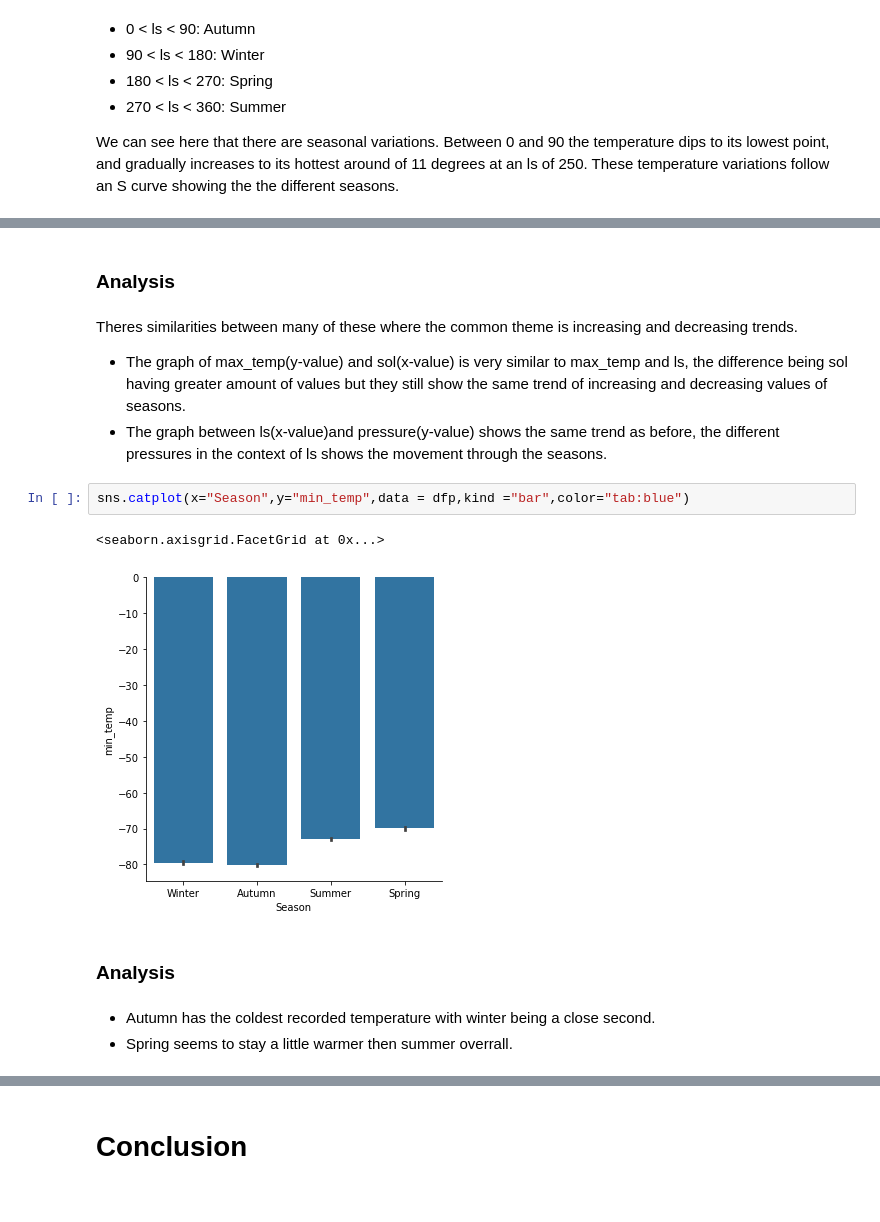
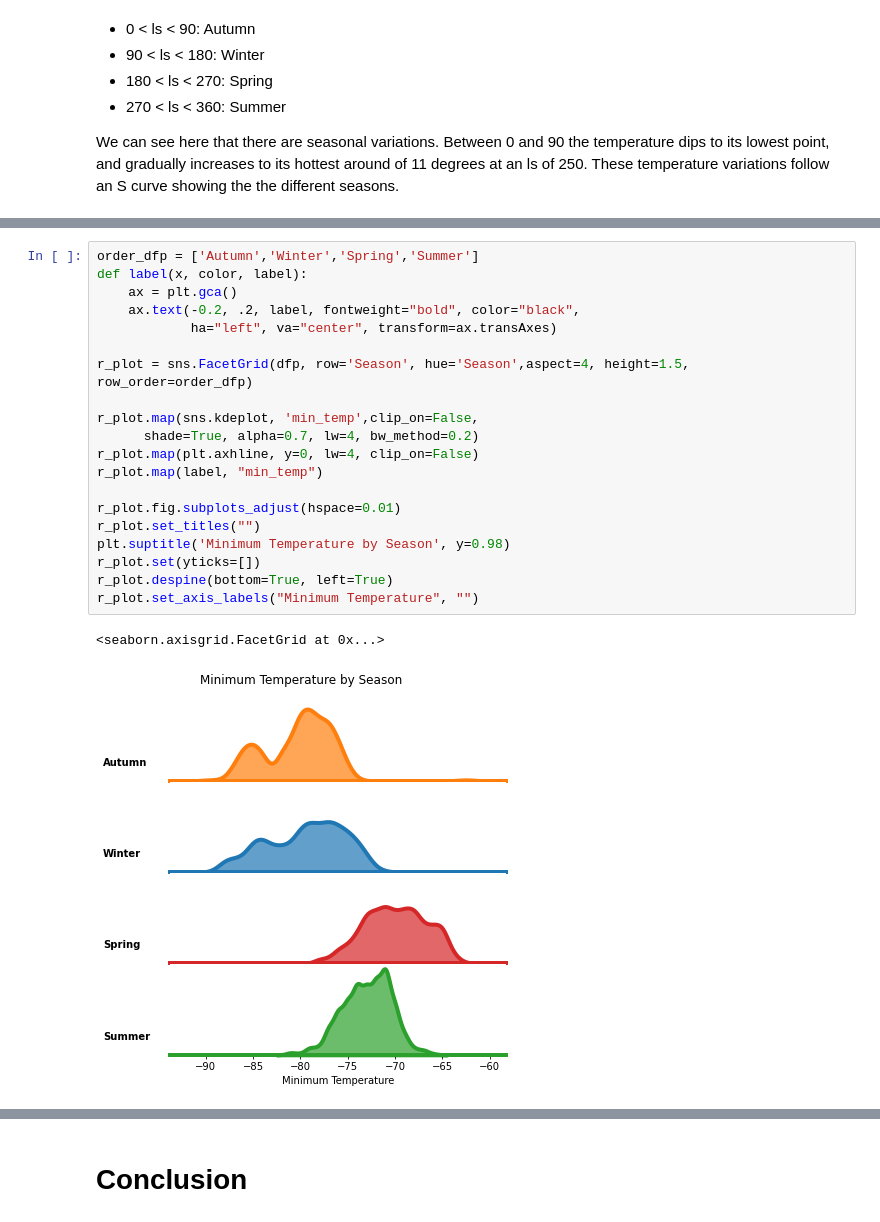
Before and after one commit to data301-2021-winter1/group15-project, a Jupyter notebook: notebooks/analysis3.ipynb, the cells around one changed output, grey strips where cells are left out. Saved outputs shown, nothing was run; the diff lists cells and outputs as text.

```diff
--- a/notebooks/analysis3.ipynb
+++ b/notebooks/analysis3.ipynb
@@ -156,16 +148,23 @@ The pair plot will show the relationships between all the columns in the process
-# %% [markdown]
-### Analysis
-# %% [markdown]
-Theres similarities between many of these where the common theme is increasing and decreasing trends.
-- The graph of max_temp(y-value) and sol(x-value) is very similar to max_temp and ls, the difference being sol having greater amount of values but they still show the same trend of increasing and decreasing values of seasons.
-- The graph between ls(x-value)and pressure(y-value) shows the same trend as before, the different pressures in the context of ls shows the movement through the seasons.
-# %%
-sns.catplot(x="Season",y="min_temp",data = dfp,kind ="bar",color="tab:blue")
-# %% [output]
-<seaborn.axisgrid.FacetGrid at 0x...>
-[figure, removed]
-# %% [markdown]
-### Analysis
-# %% [markdown]
-- Autumn has the coldest recorded temperature with winter being a close second.
-- Spring seems to stay a little warmer then summer overrall.
+# %%
+order_dfp = ['Autumn','Winter','Spring','Summer']
+def label(x, color, label):
+    ax = plt.gca()
+    ax.text(-0.2, .2, label, fontweight="bold", color="black",
+            ha="left", va="center", transform=ax.transAxes)
+
+r_plot = sns.FacetGrid(dfp, row='Season', hue='Season',aspect=4, height=1.5, row_order=order_dfp)
+
+r_plot.map(sns.kdeplot, 'min_temp',clip_on=False,
+      shade=True, alpha=0.7, lw=4, bw_method=0.2)
+r_plot.map(plt.axhline, y=0, lw=4, clip_on=False)
+r_plot.map(label, "min_temp")
+
+r_plot.fig.subplots_adjust(hspace=0.01)
+r_plot.set_titles("")
+plt.suptitle('Minimum Temperature by Season', y=0.98)
+r_plot.set(yticks=[])
+r_plot.despine(bottom=True, left=True)
+r_plot.set_axis_labels("Minimum Temperature", "")
+# %% [output]
+<seaborn.axisgrid.FacetGrid at 0x...>
+[figure, added]
```
Also changed, not shown: parts of 5 cells of this notebook, 2 other files.
